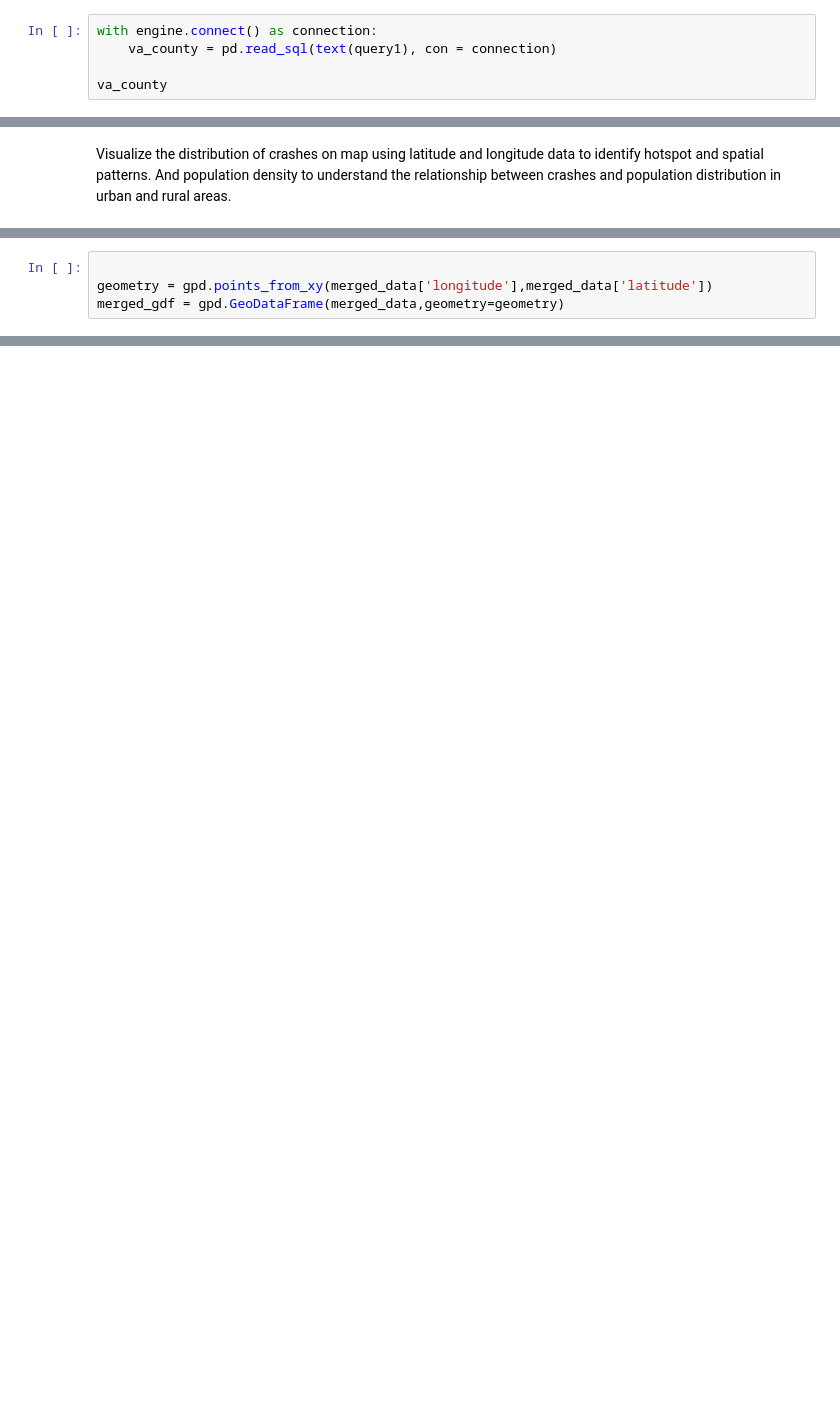
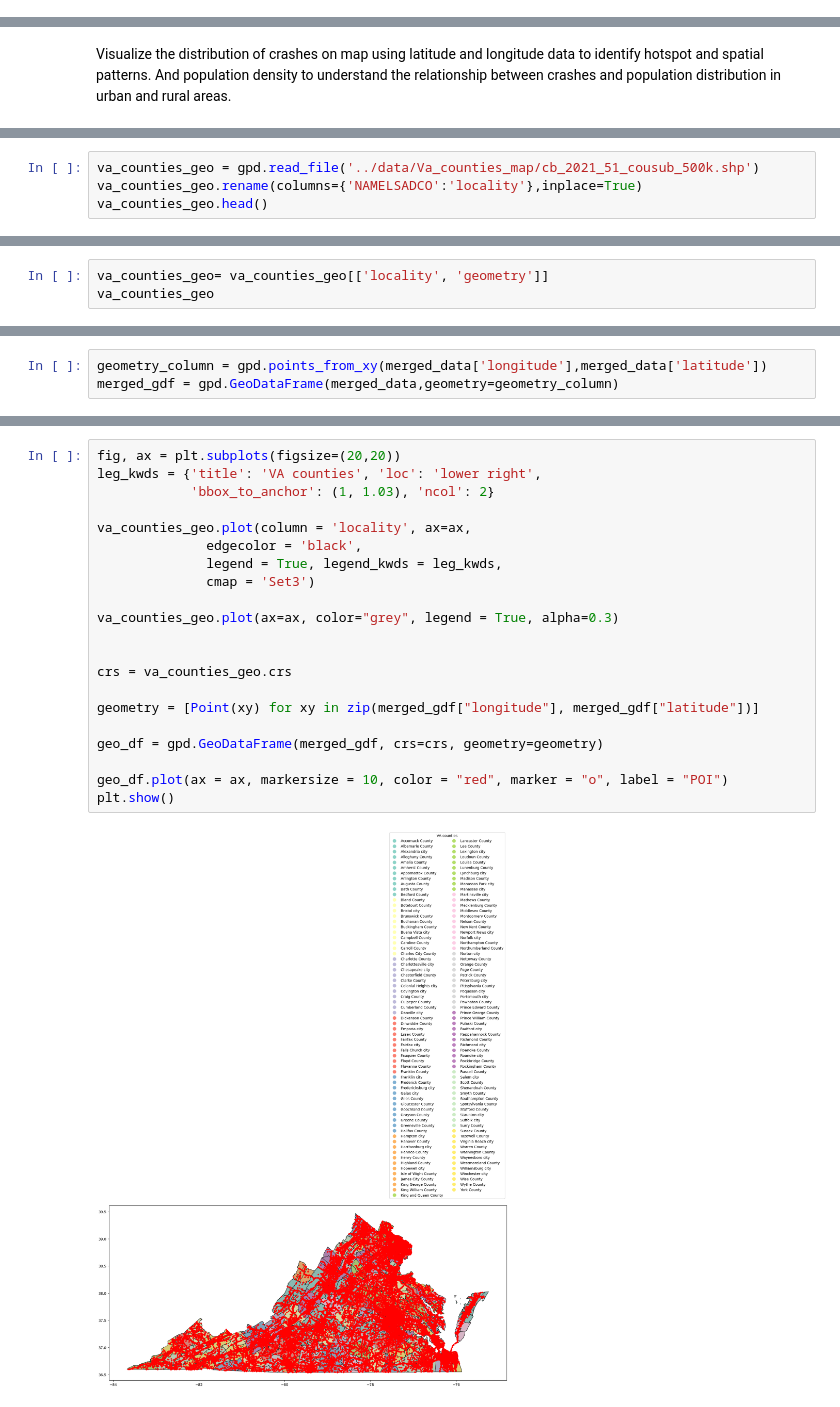
Before and after one commit to Eliab16/VDOT-crash-analysis, a Jupyter notebook: notebooks/Map.ipynb, the cells around one changed output, grey strips where cells are left out. Saved outputs shown, nothing was run; the diff lists cells and outputs as text; blank space fills up the shorter version.

```diff
--- a/notebooks/Map.ipynb
+++ b/notebooks/Map.ipynb
@@ -93,5 +89,0 @@ result.fetchall()
-# %%
-with engine.connect() as connection:
-    va_county = pd.read_sql(text(query1), con = connection)
-
-va_county
@@ -139,0 +112,4 @@ from folium.plugins import FastMarkerCluster
+# %%
+va_counties_geo = gpd.read_file('../data/Va_counties_map/cb_2021_51_cousub_500k.shp')
+va_counties_geo.rename(columns={'NAMELSADCO':'locality'},inplace=True)
+va_counties_geo.head()
@@ -139,0 +123,3 @@ from folium.plugins import FastMarkerCluster
+# %%
+va_counties_geo= va_counties_geo[['locality', 'geometry']]
+va_counties_geo
@@ -140,5 +155,4 @@ from folium.plugins import FastMarkerCluster
 # %%
-
-geometry = gpd.points_from_xy(merged_data['longitude'],merged_data['latitude'])
-merged_gdf = gpd.GeoDataFrame(merged_data,geometry=geometry)
+geometry_column = gpd.points_from_xy(merged_data['longitude'],merged_data['latitude'])
+merged_gdf = gpd.GeoDataFrame(merged_data,geometry=geometry_column)
 # %%
@@ -195,0 +173,23 @@ Crash_in_Fairfax_County.shape
+# %%
+fig, ax = plt.subplots(figsize=(20,20))
+leg_kwds = {'title': 'VA counties', 'loc': 'lower right',
+            'bbox_to_anchor': (1, 1.03), 'ncol': 2}
+
+va_counties_geo.plot(column = 'locality', ax=ax,
+              edgecolor = 'black',
+              legend = True, legend_kwds = leg_kwds,
+              cmap = 'Set3')
+
+va_counties_geo.plot(ax=ax, color="grey", legend = True, alpha=0.3)
+
+
+crs = va_counties_geo.crs
+
+geometry = [Point(xy) for xy in zip(merged_gdf["longitude"], merged_gdf["latitude"])]
+
+geo_df = gpd.GeoDataFrame(merged_gdf, crs=crs, geometry=geometry)
+
+geo_df.plot(ax = ax, markersize = 10, color = "red", marker = "o", label = "POI")
+plt.show()
+# %% [output]
+[figure, added]
```
Also changed, not shown: parts of 28 cells of this notebook.
